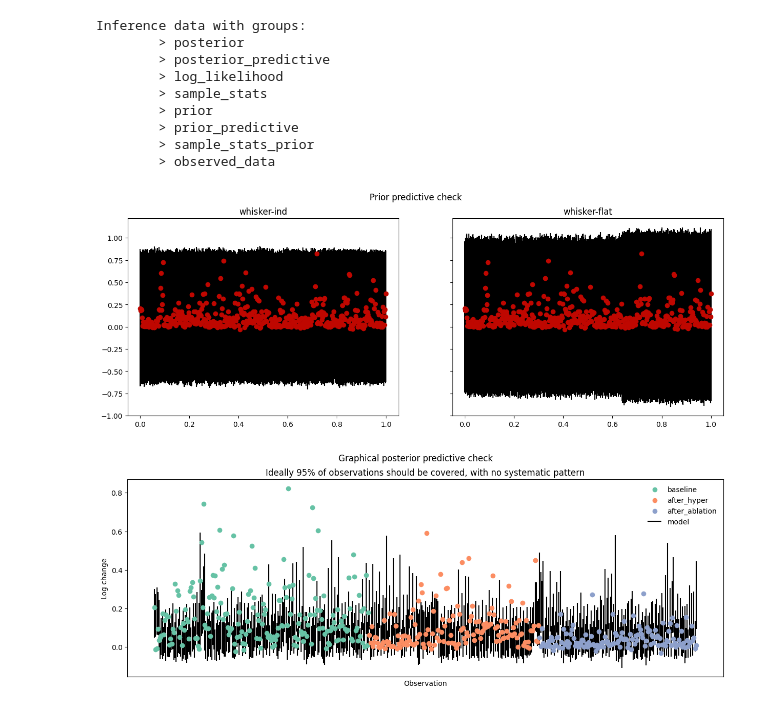
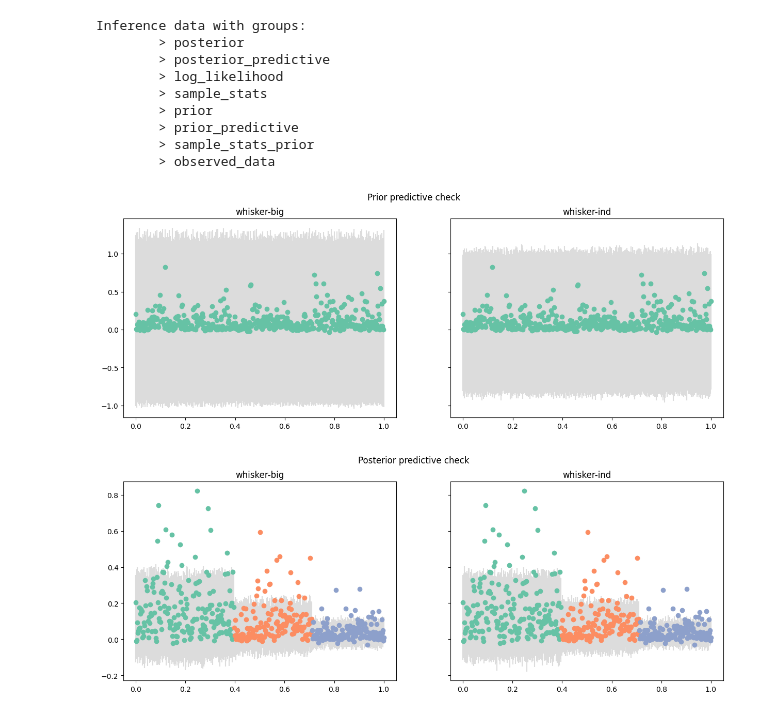
Before and after one commit to teddygroves/sphincter, a Jupyter notebook: sphincter/whisker.ipynb, the cells around one changed output. Saved outputs shown, nothing was run; the diff lists cells and outputs as text; code cells hidden in the pictures.

Commit message:
Update models and notebooks

```diff
--- a/sphincter/whisker.ipynb
+++ b/sphincter/whisker.ipynb
@@ -8,21 +8,25 @@ This notebook investigates the results of running this analysis.
 import json
 import os
 
+from cycler import cycler
+
 import arviz as az
+import matplotlib as mpl
 import numpy as np
 import pandas as pd
 import xarray as xr
-import matplotlib as mpl
 
 from matplotlib import pyplot as plt
 from pprint import pprint
+
 from sphincter.data_preparation import load_prepared_data
+from sphincter.plotting import plot_obs, plot_predictive
 
 INFERENCES_DIR = os.path.join("..", "inferences")
 PLOTS_DIR = os.path.join("..", "plots")
-ARVIZ_STYLE = "arviz-redish"
+CMAP = plt.get_cmap('Set2')
 
-plt.style.use(ARVIZ_STYLE)
+plt.rcParams['axes.prop_cycle'] = cycler(color=CMAP.colors)
 # %% [markdown]
 ## Loading InferenceData objects
 
@@ -50,3 +54,5 @@ raw = pd.read_csv("../data/raw/data_sphincter_paper.csv")
 # Plot measurements
 # %%
 whisker_data = load_prepared_data("../data/prepared/whisker.json")
+# %%
+mts = whisker_data.measurements
@@ -52,0 +67,9 @@ whisker_data = load_prepared_data("../data/prepared/whisker.json")
+# %%
+yrep = idatas["whisker-big"].posterior_predictive["yrep"]
+
+
+f, ax = plt.subplots()
+
+plot_obs(ax, mts["diam_log_ratio"], cat=mts["treatment"]);
+plot_predictive(ax, yrep, zorder=-1, cat=mts["treatment"])
+ax.legend(frameon=False)
@@ -183,41 +173,20 @@ Inference data with groups:
 # %%
 f, axes = plt.subplots(1, len(idatas.values()), figsize=[15, 5], sharey=True)
 f.suptitle("Prior predictive check")
-
 for ax, (name, idata) in zip(axes, idatas.items()):
-    yobs = xr.DataArray(
-        idata.observed_data["y"].values,
-        coords={"observation": idata.prior_predictive.coords["observation"]}
-    )
-    yrep = idata.prior_predictive["yrep"]
-    qs = yrep.quantile([0.025, 0.975], dim=["chain", "draw"])
-    x = np.linspace(*ax.get_xlim(), len(yobs))
-    ax.scatter(x, yobs);
-    ax.vlines(x, qs.sel(quantile=0.025), qs.sel(quantile=0.975), color="black", zorder=-1);
+    plot_obs(ax, mts["diam_log_ratio"])
+    plot_predictive(ax, idata.prior_predictive["yrep"], zorder=-1)
     ax.set_title(name);
 f.savefig(os.path.join(PLOTS_DIR, "whisker-prior-check.png"), bbox_inches="tight")
 # %% [output]
-[figure, old version]
+[figure, new version]
 # %%
-f, ax = plt.subplots(figsize=[15, 5])
-
-yobs = pd.Series(xr.DataArray(
-    idatas["whisker-ind"].observed_data["y"].values,
-    coords={"observation": idatas["whisker-flat"].posterior_predictive.coords["observation"]}
-).values, index=whisker_data.measurements.index)
-yrep = idatas["whisker-flat"].posterior_predictive["yrep"]
-qs = yrep.quantile([0.025, 0.975], dim=["chain", "draw"])
-x = np.linspace(*ax.get_xlim(), len(yobs))
-plot_raw_data_cat(ax, yobs, whisker_data.measurements["treatment"], cmap=cmap)
-ax.vlines(x, qs.sel(quantile=0.025), qs.sel(quantile=0.975), color="black", zorder=-1, label="model");
-ax.set_xticks([])
-ax.legend(frameon=False);
-ax.set(
-    title="Ideally 95% of observations should be covered, with no systematic pattern",
-    ylabel="Log change",
-    xlabel="Observation"
-);
-f.suptitle("Graphical posterior predictive check");
+f, axes = plt.subplots(1, len(idatas.values()), figsize=[15, 5], sharey=True)
+f.suptitle("Posterior predictive check")
+for ax, (name, idata) in zip(axes, idatas.items()):
+    plot_obs(ax, mts["diam_log_ratio"], cat=mts["treatment"])
+    plot_predictive(ax, idata.posterior_predictive["yrep"], cat=mts["treatment"], zorder=-1)
+    ax.set_title(name);
 f.savefig(os.path.join(PLOTS_DIR, "whisker-posterior-check.png"), bbox_inches="tight")
 # %% [output]
-[figure, old version]
+[figure, new version]
```
Also changed, not shown: parts of 16 cells of this notebook, 6 other files.
